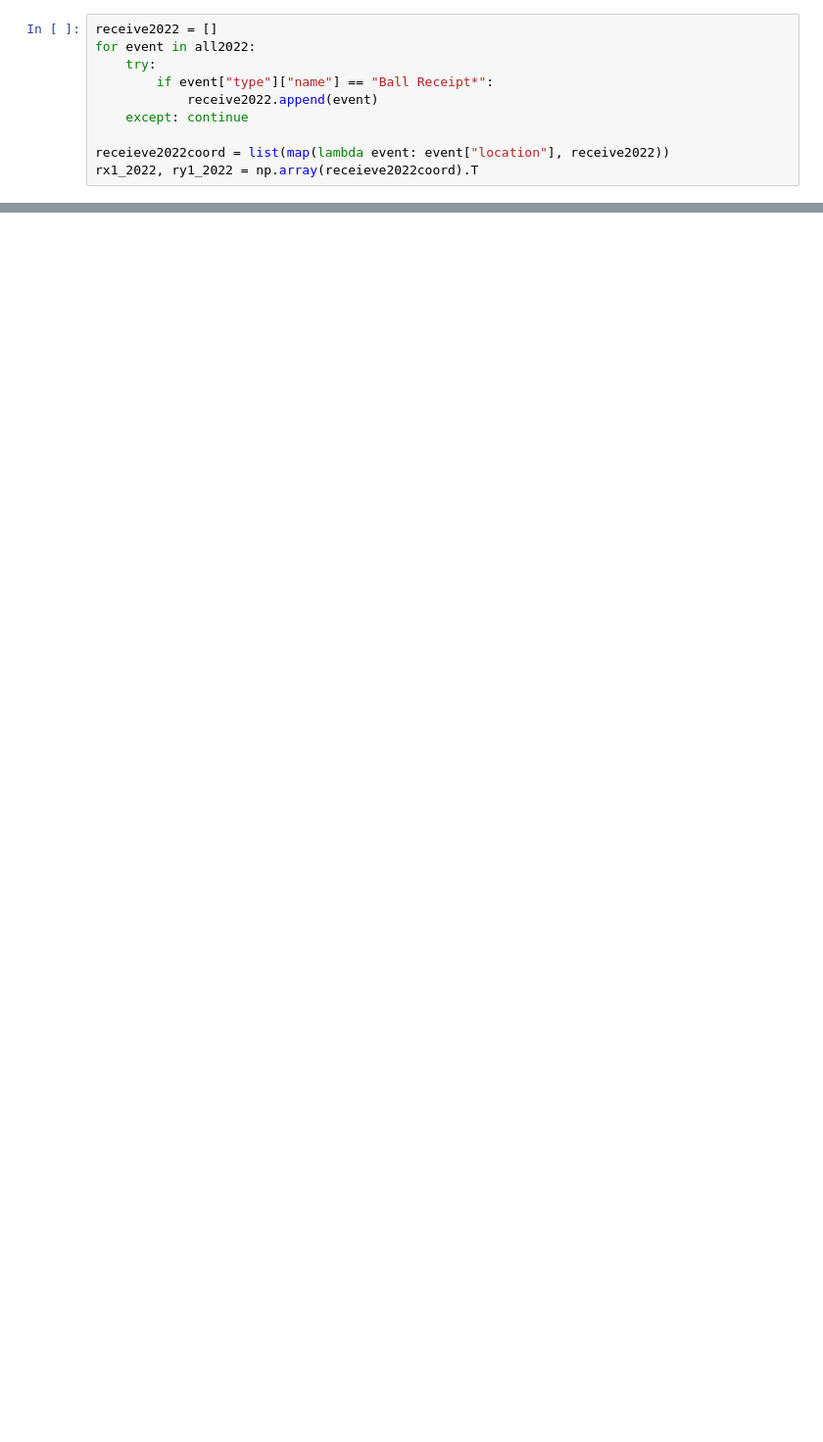
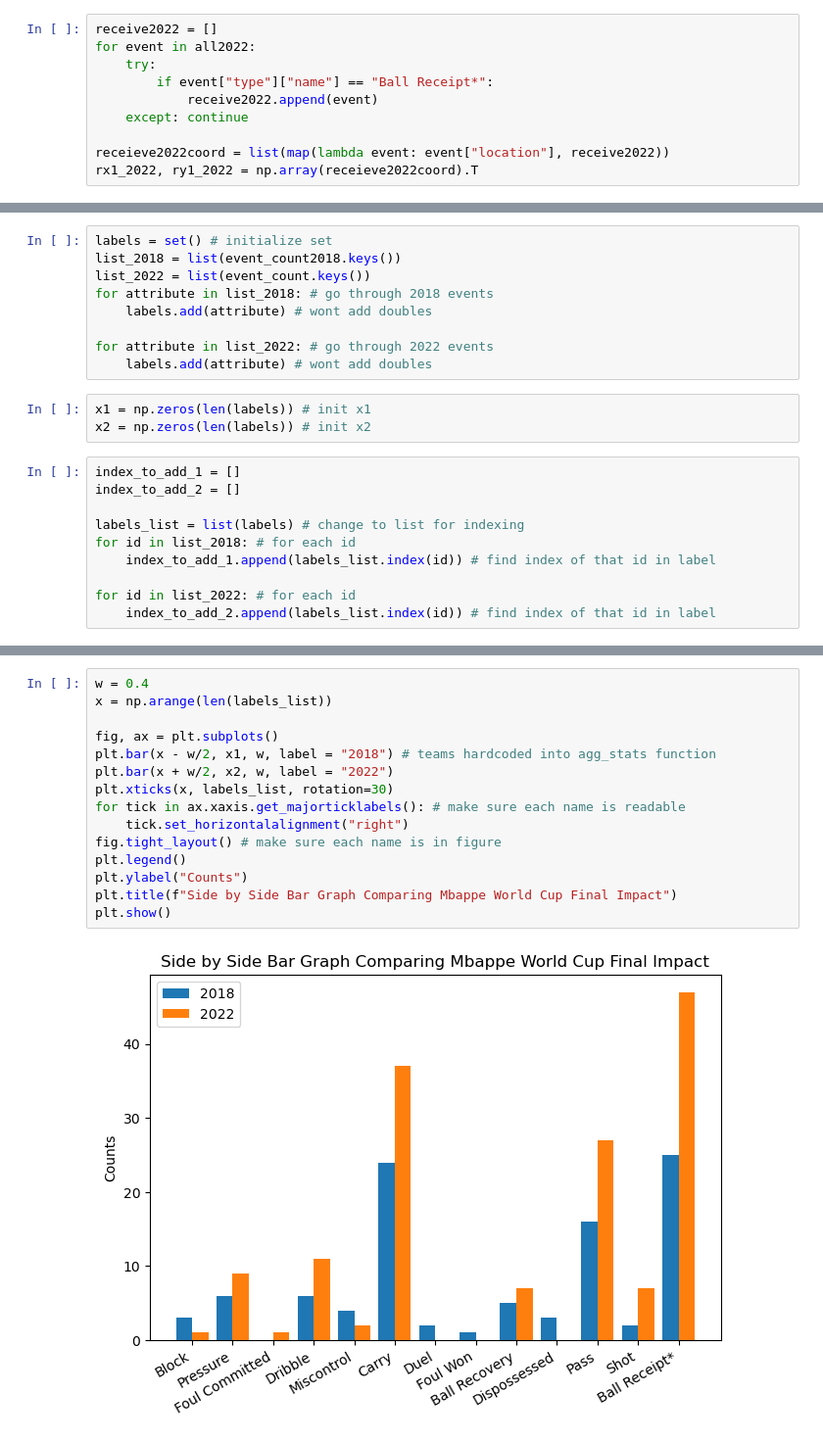
Before and after one commit to alexmiale/soccer_research, a Jupyter notebook: Mbappe WC Final/mbappe.ipynb, the cells around one changed output, grey strips where cells are left out. Shown at 98% size. Drawn from its saved outputs; the diff is of its cells as text; blank space fills up the shorter version.

Commit message:
side by side plot and mongo_api
mongo_api code requires mongodb to be running locally

```diff
--- a/Mbappe WC Final/mbappe.ipynb
+++ b/Mbappe WC Final/mbappe.ipynb
@@ -368,0 +371,22 @@ plt.show()
+# %%
+labels = set() # initialize set
+list_2018 = list(event_count2018.keys())
+list_2022 = list(event_count.keys())
+for attribute in list_2018: # go through 2018 events
+    labels.add(attribute) # wont add doubles
+
+for attribute in list_2022: # go through 2022 events
+    labels.add(attribute) # wont add doubles
+# %%
+x1 = np.zeros(len(labels)) # init x1
+x2 = np.zeros(len(labels)) # init x2
+# %%
+index_to_add_1 = []
+index_to_add_2 = []
+
+labels_list = list(labels) # change to list for indexing
+for id in list_2018: # for each id
+    index_to_add_1.append(labels_list.index(id)) # find index of that id in label
+
+for id in list_2022: # for each id
+    index_to_add_2.append(labels_list.index(id)) # find index of that id in label
@@ -368,0 +405,17 @@ plt.show()
+# %%
+w = 0.4
+x = np.arange(len(labels_list))
+
+fig, ax = plt.subplots()
+plt.bar(x - w/2, x1, w, label = "2018") # teams hardcoded into agg_stats function
+plt.bar(x + w/2, x2, w, label = "2022")
+plt.xticks(x, labels_list, rotation=30)
+for tick in ax.xaxis.get_majorticklabels(): # make sure each name is readable
+    tick.set_horizontalalignment("right")
+fig.tight_layout() # make sure each name is in figure
+plt.legend()
+plt.ylabel("Counts")
+plt.title(f"Side by Side Bar Graph Comparing Mbappe World Cup Final Impact")
+plt.show()
+# %% [output]
+[figure, added]
```
Also changed, not shown: parts of 7 cells of this notebook, 2 other files.
